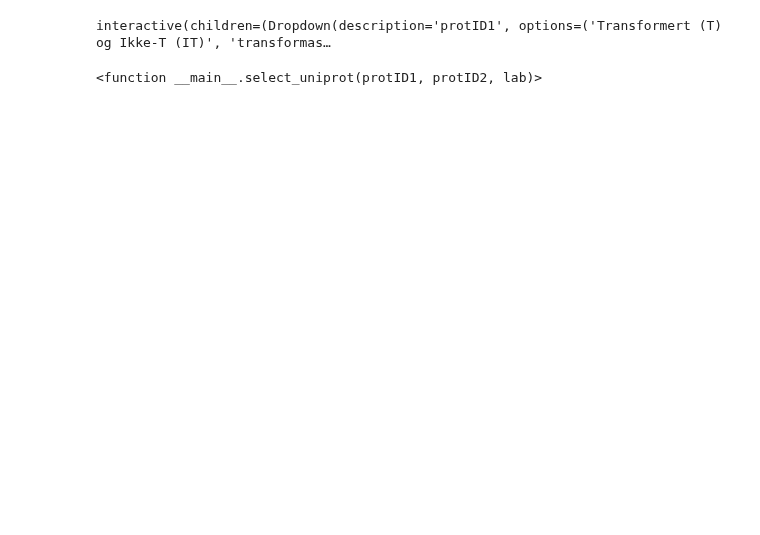
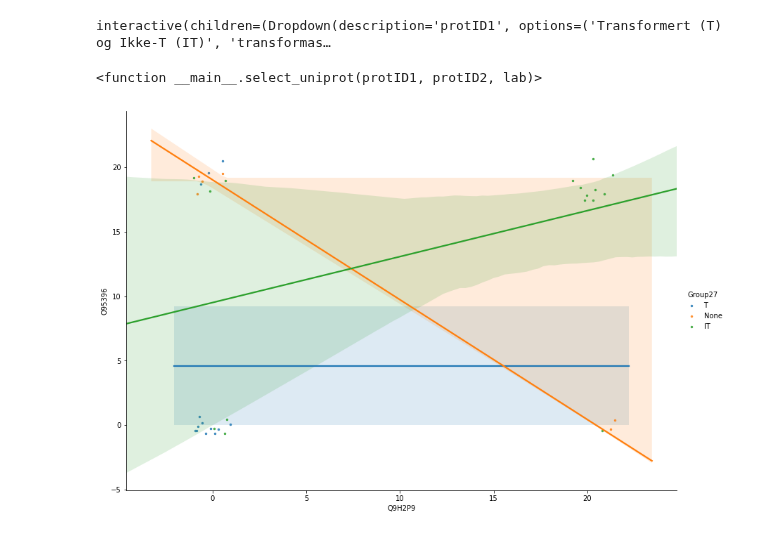
Before and after one commit to animesh/notebooks, a Jupyter notebook: lymphomaTF.ipynb, the cells around one changed output. Saved outputs shown, nothing was run; the diff lists cells and outputs as text; code cells hidden in the pictures; blank space fills up the shorter version.

```diff
--- a/lymphomaTF.ipynb
+++ b/lymphomaTF.ipynb
@@ -291,5 +307,6 @@ df_filtered.filter(regex=('|'.join(protN)))
 # %%
-df_filtered_log2=df_filtered.filter(regex=('|'.join(protN))).fillna(1).apply(np.log2)
+#df_filtered_log2=df_filtered.filter(regex=('|'.join(protN))).fillna(1).apply(np.log2)
+df_filtered_log2=(df_filtered.filter(regex=('|'.join(protN)))+1).apply(np.log2)
 df_filtered_log2=pd.merge(subjects,df_filtered_log2,how='right', on='Name')
 # %%
 labelN='Group27'
@@ -334,2 +348,16 @@ sbp.savefig(home/inpD/".".join([protn,labelN,"output.svg"]))
+# %%
+#sbp.savefig(home/inpD/".".join([protn,labelN,"output.svg"]))
+uniprot2='O95396'
+#uniprot2='G3V1B8;H0YEB6;O60232;E9PN57;H0YEK1'
+#uniprot2='P17066;P48741'
+#uniprot2='A0A087X0I3;B4E3Q4;Q9NZK5'
+uniprot1='Q9H2P9'
+#uniprot2='Q9H2P9'
+#ax = sb.pointplot(uniprot1,uniprot2,hue=labelN,join=False,dodge=True, data=df_filtered_log2)
+ax = sb.lmplot(uniprot1,uniprot2, x_jitter=1, y_jitter=1,hue=labelN,scatter_kws={'s':6},height=8.27, aspect=11.7/8.27,data=df_filtered_log2)
+fig = ax#.get_figure()
+fig.savefig(home/inpD/".".join([uniprot1,uniprot2,labelN,ratio,"output.svg"]))
+# %% [output]
+[figure, added]
 # %%
 df_filtered_log2.describe(include='all').T
```
Also changed, not shown: parts of 20 cells of this notebook.
